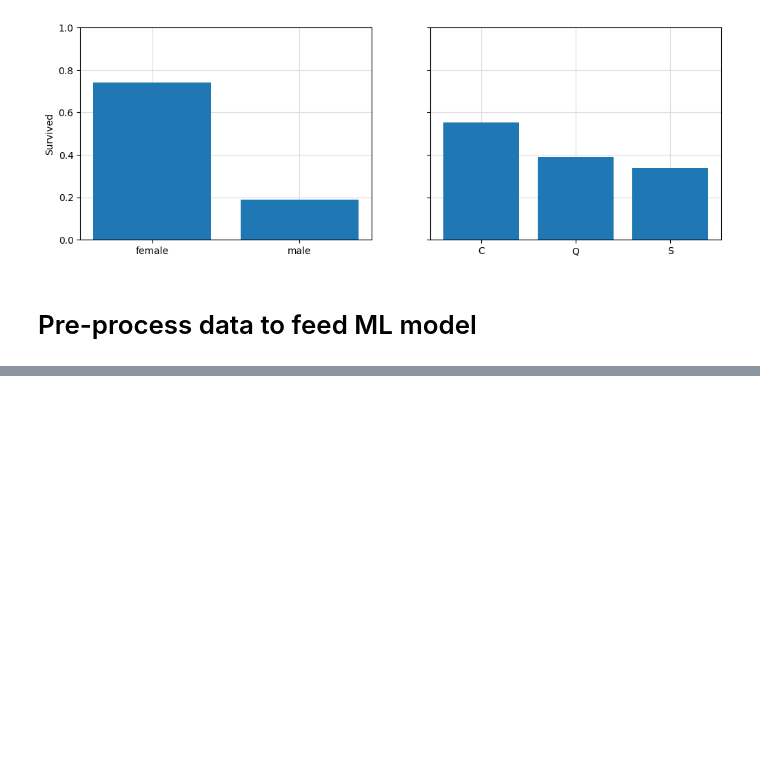
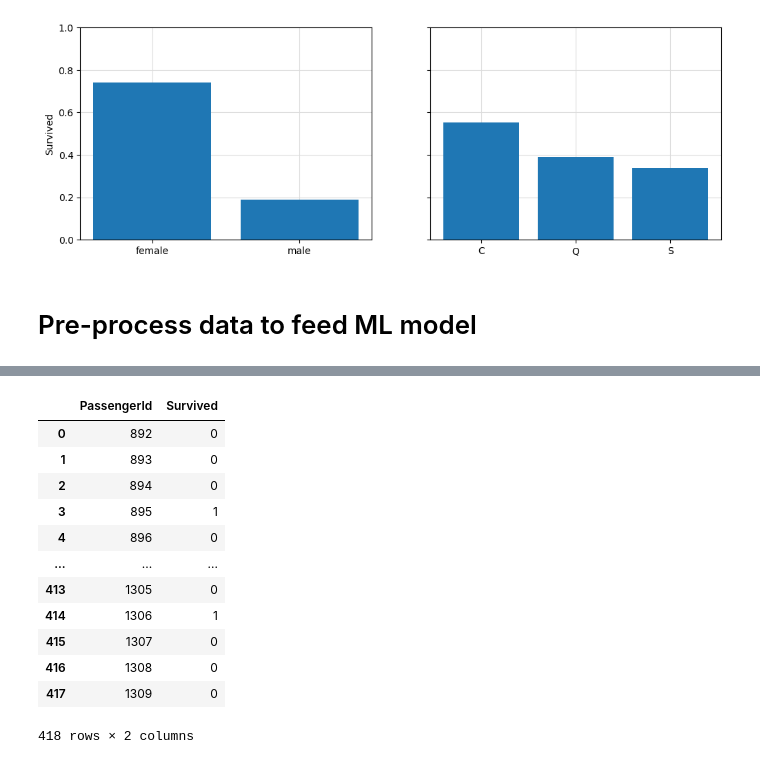
Before and after one commit to mldcastro/kaggle, a Jupyter notebook: src/explore_data.ipynb, the cells around one changed output, grey strips where cells are left out. Drawn from its saved outputs; the diff is of its cells as text; code cells hidden in the pictures; blank space fills up the shorter version.

```diff
--- a/src/explore_data.ipynb
+++ b/src/explore_data.ipynb
@@ -237,4 +225,16 @@ of _order_ or _scale_. We will stick to the <font color="yellow">One Hot Encoder
 # %%
 from sklearn.preprocessing import OneHotEncoder
 
-one_hot_enc = OneHotEncoder(sparse=False)
+COLUMNS_TO_ENCODE = ["Sex", "Embarked"]
+
+one_hot_enc = OneHotEncoder(handle_unknown="ignore", sparse=False)
+
+cat_one_hot_train = transform_columns(train_data, _COLUMNS_TO_ENCODE, one_hot_enc)
+train_data_trans = concatenate_transformed_column(
+    train_data.drop(columns=COLUMNS_TO_ENCODE), cat_one_hot_train
+)
+# %%
+from sklearn.neighbors import KNeighborsClassifier
+
+knn = KNeighborsClassifier()
+knn.fit(train_data_trans, train_labels)
@@ -240,0 +263,16 @@ one_hot_enc = OneHotEncoder(sparse=False)
+# %%
+_COLUMNS_TO_FILL_MISSING_VALUES_MEDIAN = ["Age", "Fare"]
+
+test_data = (
+    test_df
+    .drop(columns=COLUMNS_TO_REMOVE)
+    .pipe(fillna, subset=_COLUMNS_TO_FILL_MISSING_VALUES_MEDIAN, method="median")
+    .pipe(fillna, subset=COLUMNS_TO_FILL_MISSING_VALUES_MODE, method="mode")
+)
+
+cat_one_hot_test = transform_columns(test_data, _COLUMNS_TO_ENCODE, one_hot_enc)
+test_data_trans = concatenate_transformed_column(
+    test_data.drop(columns=COLUMNS_TO_ENCODE), cat_one_hot_test
+)
+
+test_data_trans
@@ -240,0 +287,3 @@ one_hot_enc = OneHotEncoder(sparse=False)
+# %%
+predictions = knn.predict(test_data_trans)
+predictions
@@ -240,0 +310,23 @@ one_hot_enc = OneHotEncoder(sparse=False)
+# %%
+predictions_df = pd.DataFrame(
+    {
+        "PassengerId": test_data.index.values,
+        "Survived": predictions
+    }
+)
+
+predictions_df
+# %% [output]
+|  | PassengerId | Survived |
+| 0 | 892 | 0 |
+| 1 | 893 | 0 |
+| 2 | 894 | 0 |
+| 3 | 895 | 1 |
+| 4 | 896 | 0 |
+| ... | ... | ... |
+| 413 | 1305 | 0 |
+| 414 | 1306 | 1 |
+| 415 | 1307 | 0 |
+| 416 | 1308 | 0 |
+| 417 | 1309 | 0 |
+418 rows × 2 columns
```
Also changed, not shown: parts of 13 cells of this notebook.
